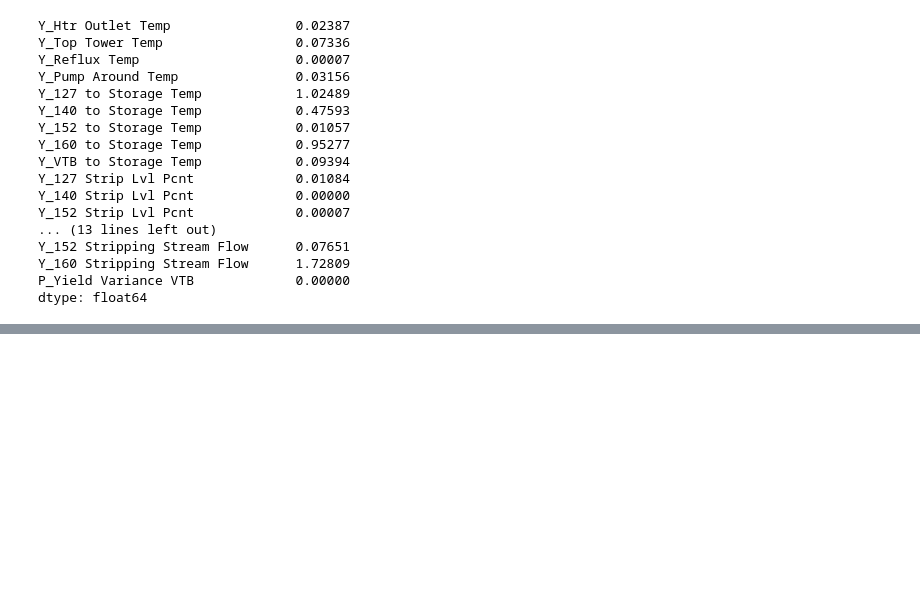
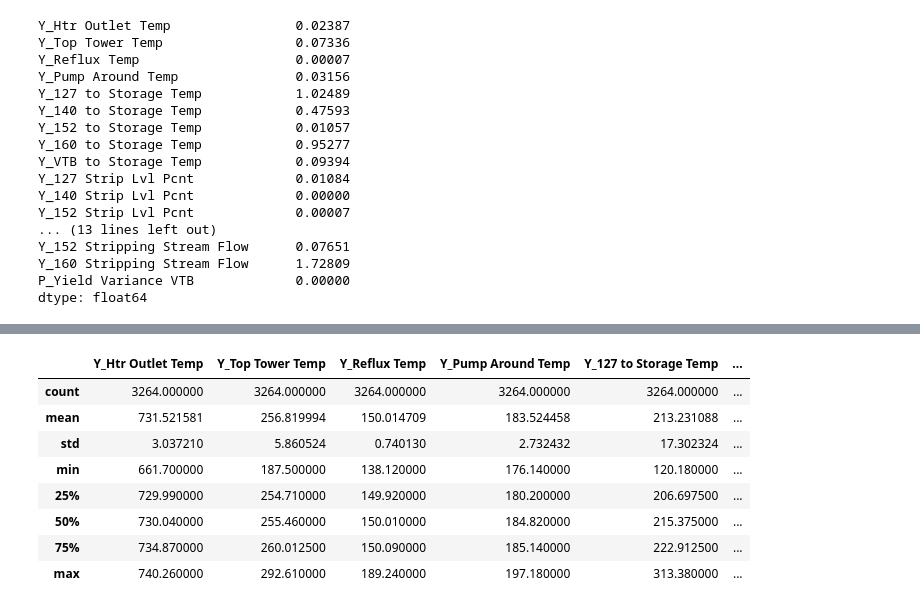
Before and after one commit to JPHebert32/MPO, a Jupyter notebook: data.ipynb, the cells around one changed output, grey strips where cells are left out. Drawn from its saved outputs; the diff is of its cells as text; code cells hidden in the pictures; blank space fills up the shorter version.

```diff
--- a/data.ipynb
+++ b/data.ipynb
@@ -986,0 +1012,13 @@ final_opt.to_csv('Resources/final_opt.csv')
+# %%
+maxRange = y_values_df.describe()
+maxRange
+# %% [output]
+|  | Y_Htr Outlet Temp | Y_Top Tower Temp | Y_Reflux Temp | Y_Pump Around Temp | Y_127 to Storage Temp | ... |
+| count | 3264.000000 | 3264.000000 | 3264.000000 | 3264.000000 | 3264.000000 | ... |
+| mean | 731.521581 | 256.819994 | 150.014709 | 183.524458 | 213.231088 | ... |
+| std | 3.037210 | 5.860524 | 0.740130 | 2.732432 | 17.302324 | ... |
+| min | 661.700000 | 187.500000 | 138.120000 | 176.140000 | 120.180000 | ... |
+| 25% | 729.990000 | 254.710000 | 149.920000 | 180.200000 | 206.697500 | ... |
+| 50% | 730.040000 | 255.460000 | 150.010000 | 184.820000 | 215.375000 | ... |
+| 75% | 734.870000 | 260.012500 | 150.090000 | 185.140000 | 222.912500 | ... |
+| max | 740.260000 | 292.610000 | 189.240000 | 197.180000 | 313.380000 | ... |
```
Also changed, not shown: parts of 5 cells of this notebook.
